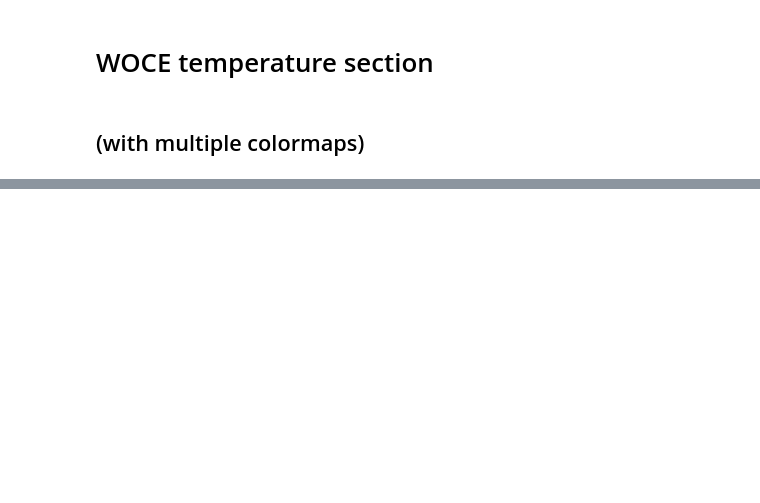
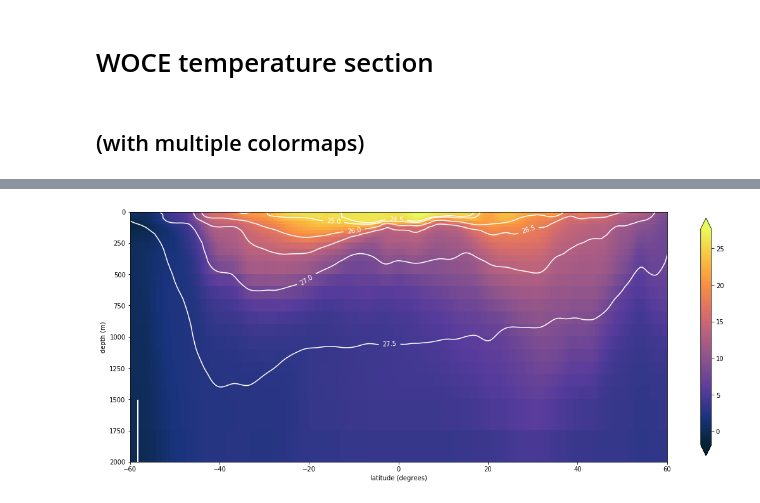
Before and after one commit to juoceano/lecture_figures, a Jupyter notebook: notebooks/WOCE-temperature.ipynb, the cells around one changed output, grey strips where cells are left out. Saved outputs shown, nothing was run; the diff lists cells and outputs as text; code cells hidden in the pictures; blank space fills up the shorter version.

```diff
--- a/notebooks/WOCE-temperature.ipynb
+++ b/notebooks/WOCE-temperature.ipynb
@@ -70 +65,22 @@ cmap = palettable.cmocean.sequential.Thermal_9.mpl_colormap
+# %%
+import palettable
+
+
+cmap = palettable.cmocean.sequential.Thermal_9.mpl_colormap
+
+fig, ax = plt.subplots(figsize=(19, 7.25))
+cs = ax.pcolormesh(y, z, tpoten.data, cmap=cmap)
+ax.set_ylim(0, 2000)
+ax.set_xlim(-60, 60)
+ax.invert_yaxis()
+ax.set_ylabel('depth (m)')
+ax.set_xlabel('latitude (degrees)')
+
+fig.colorbar(cs, orientation='vertical', shrink=0.95, fraction=0.15, extend='both')
+
+levels = [24.5, 25, 26, 26.5, 27, 27.5]
+clabel = ax.contour(y, z, sig0.data, colors='w', levels=levels)
+t = ax.clabel(clabel, fmt=r'%.1f')
+# %% [output]
+[figure, added]
 # %%
```
Also changed, not shown: parts of 7 cells of this notebook.
